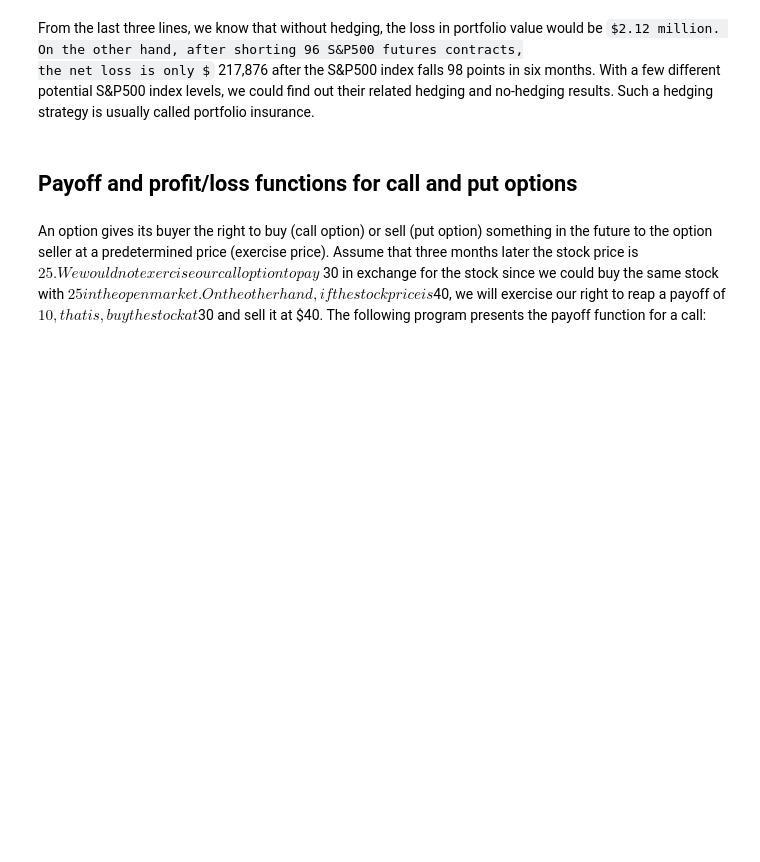
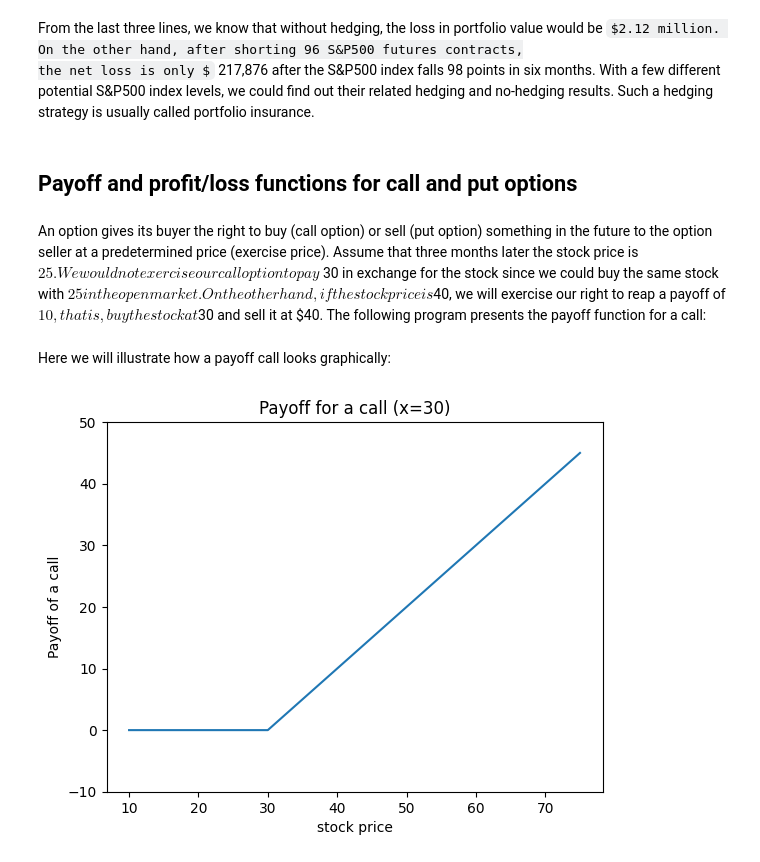
Before and after one commit to leoouyang781/Test-Repository, a Jupyter notebook: Python-For-Finance-2nd-Edition/Chapter 10.ipynb, the cells around one changed output. Saved outputs shown, nothing was run; the diff lists cells and outputs as text; code cells hidden in the pictures; some formulas as TeX source; blank space fills up the shorter version.

```diff
--- a/Python-For-Finance-2nd-Edition/Chapter 10.ipynb
+++ b/Python-For-Finance-2nd-Edition/Chapter 10.ipynb
@@ -250,3 +250,19 @@ it at $40. The following program presents the payoff function for a call:
 # %%
 def payoff_call(sT,x):
     return (sT-x+abs(sT-x))/2
+# %% [markdown]
+Here we will illustrate how a payoff call looks graphically:
+# %%
+import numpy as np
+import matplotlib.pyplot as plt
+s = np.arange(10,80,5)
+x=30
+payoff=(abs(s-x)+s-x)/2
+plt.ylim(-10,50)
+plt.plot(s,payoff)
+plt.title("Payoff for a call (x=30)")
+plt.xlabel("stock price")
+plt.ylabel("Payoff of a call")
+plt.show()
+# %% [output]
+[figure, added]
```
